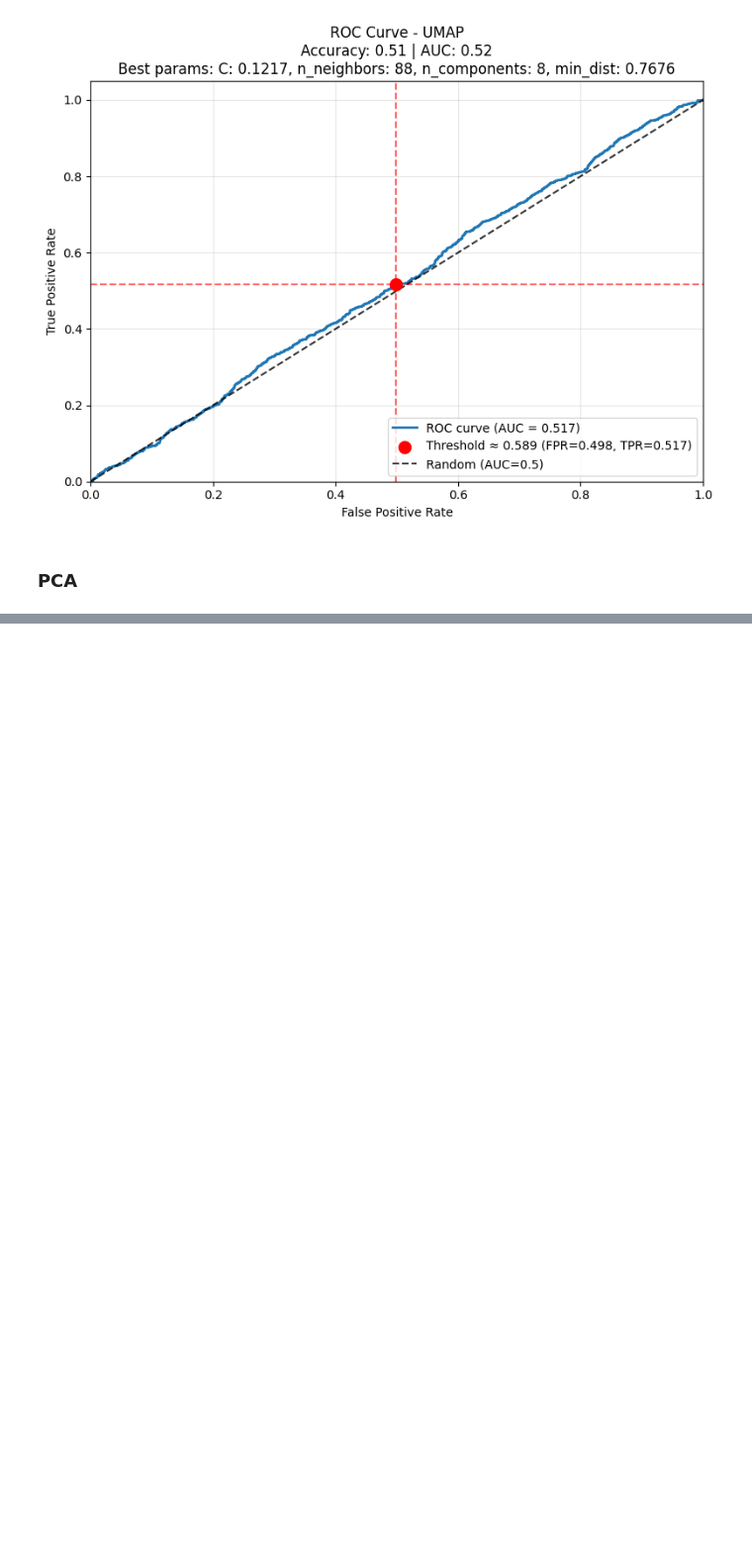
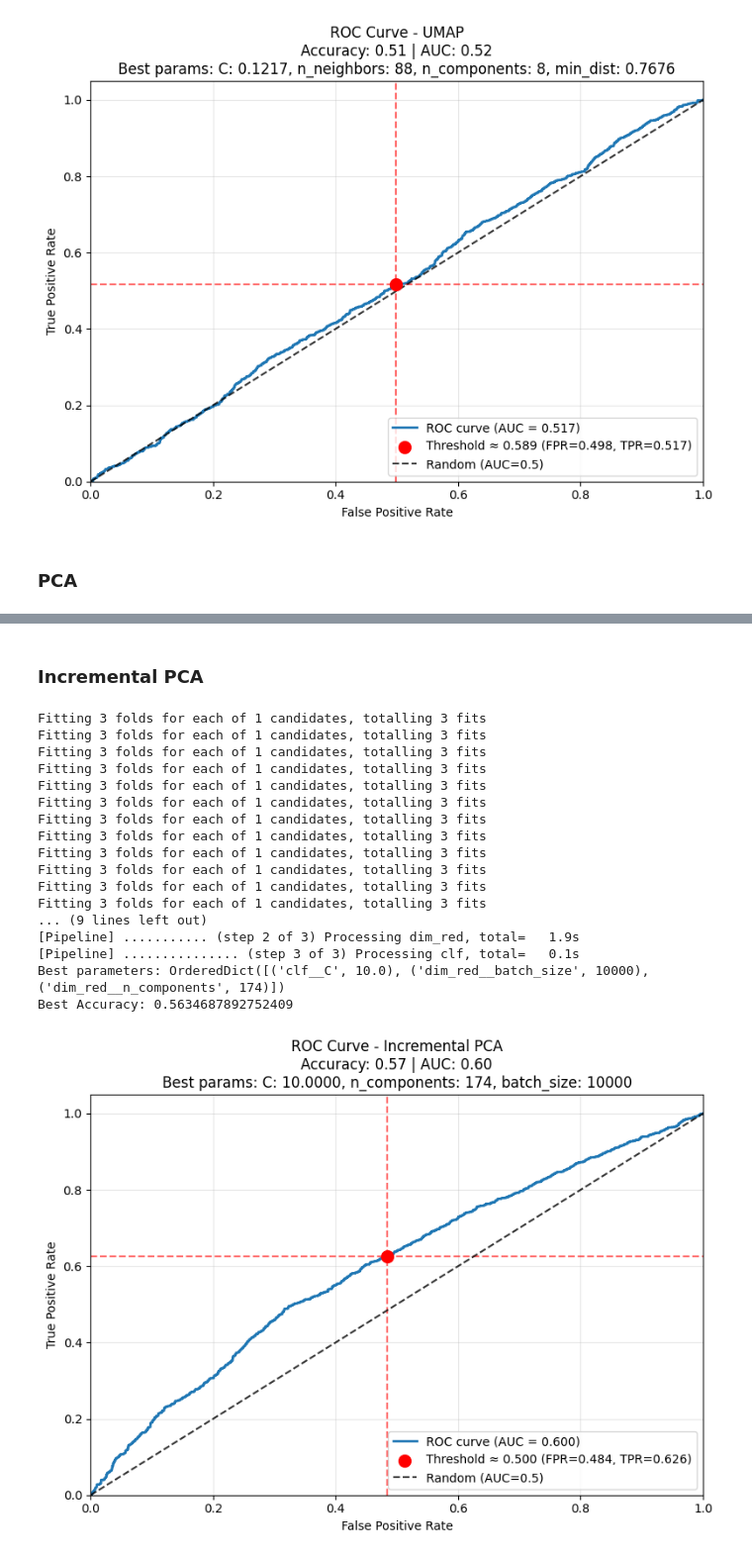
Before and after one commit to davidsmv/MachineLearningPortfolio, a Jupyter notebook: dimensionality_reduction/1 - High_Dimensional_Datascape.ipynb, the cells around one changed output, grey strips where cells are left out. Shown at 99% size. Saved outputs shown, nothing was run; the diff lists cells and outputs as text; code cells hidden in the pictures; blank space fills up the shorter version.

```diff
--- a/dimensionality_reduction/1 - High_Dimensional_Datascape.ipynb
+++ b/dimensionality_reduction/1 - High_Dimensional_Datascape.ipynb
@@ -890 +853,61 @@ Best Accuracy: 0.5557882977237817
 [figure]
+# %% [markdown]
+### **Incremental PCA**
+# %%
+from sklearn.decomposition import IncrementalPCA
+from skopt import BayesSearchCV
+from skopt.space import Integer, Real
+
+model_name = "Incremental PCA"
+if should_evaluate(model_name):
+    search_spaces = {
+        'clf__C': Real(1e-4, 10, prior='log-uniform'),
+        'dim_red__n_components': Integer(2, 536),
+        'dim_red__batch_size': Integer(536, 10000)
+    }
+
+    opt = BayesSearchCV(
+        get_pipeline(IncrementalPCA()),
+        search_spaces,
+        n_iter=20,
+        cv=3,
+        scoring='accuracy',
+        n_jobs=-1,
+        random_state=42,
+        verbose=1
+    )
+
+    opt.fit(X_train, y_train)
+    print("Best parameters:", opt.best_params_)
+    print("Best Accuracy:", opt.best_score_)
+
+    best_hyperparameter = {
+        "C": opt.best_params_['clf__C'],
+        "n_components": opt.best_params_['dim_red__n_components'],
+        "batch_size": opt.best_params_['dim_red__batch_size']
+    }
+    y_pred = opt.predict(X_test)
+    y_score = opt.predict_proba(X_test)[:,1]
+    evaluate_and_save_results(
+        model_name, y_test, y_pred, y_score, best_hyperparameter
+    )
+    plot_model(model_name)
+# %% [output]
+Fitting 3 folds for each of 1 candidates, totalling 3 fits
+Fitting 3 folds for each of 1 candidates, totalling 3 fits
+Fitting 3 folds for each of 1 candidates, totalling 3 fits
+Fitting 3 folds for each of 1 candidates, totalling 3 fits
+Fitting 3 folds for each of 1 candidates, totalling 3 fits
+Fitting 3 folds for each of 1 candidates, totalling 3 fits
+Fitting 3 folds for each of 1 candidates, totalling 3 fits
+Fitting 3 folds for each of 1 candidates, totalling 3 fits
+Fitting 3 folds for each of 1 candidates, totalling 3 fits
+Fitting 3 folds for each of 1 candidates, totalling 3 fits
+Fitting 3 folds for each of 1 candidates, totalling 3 fits
+Fitting 3 folds for each of 1 candidates, totalling 3 fits
+... (9 lines left out)
+[Pipeline] ........... (step 2 of 3) Processing dim_red, total=   1.9s
+[Pipeline] ............... (step 3 of 3) Processing clf, total=   0.1s
+Best parameters: OrderedDict([('clf__C', 10.0), ('dim_red__batch_size', 10000), ('dim_red__n_components', 174)])
+Best Accuracy: 0.5634687892752409
+[figure, added]
```
Also changed, not shown: parts of 2 cells of this notebook, 1 other file.
